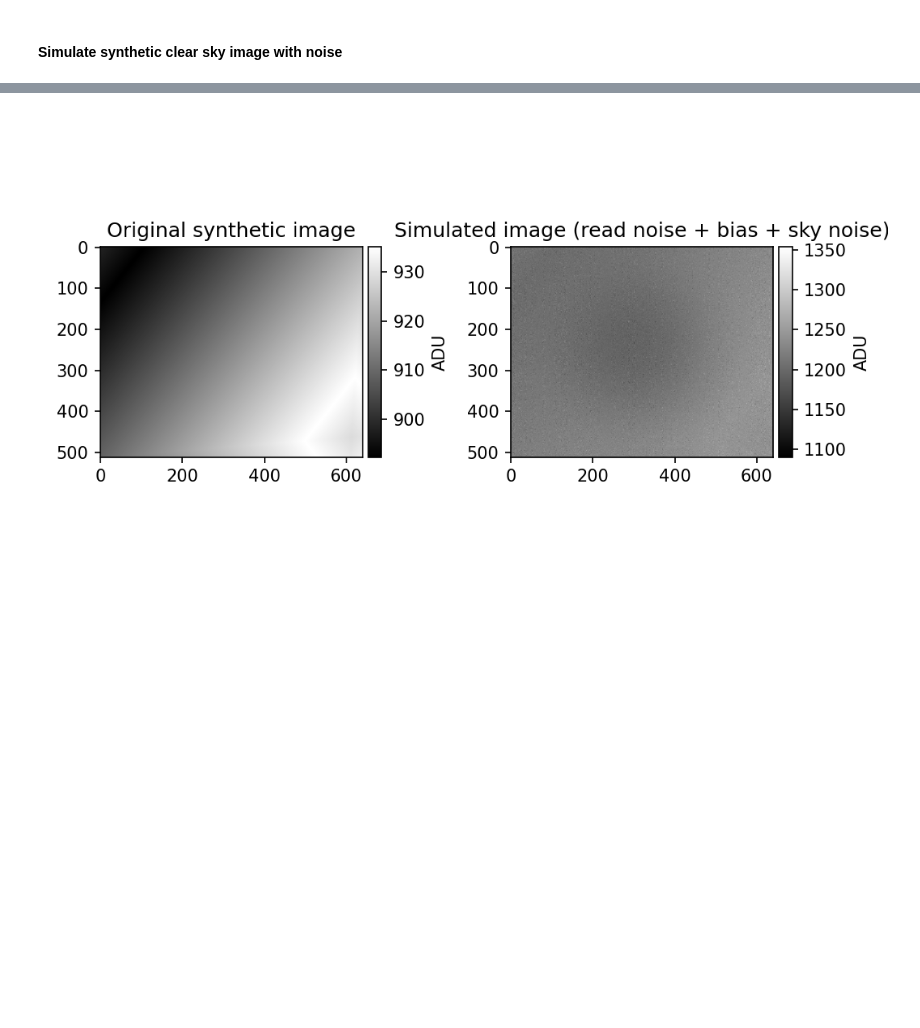
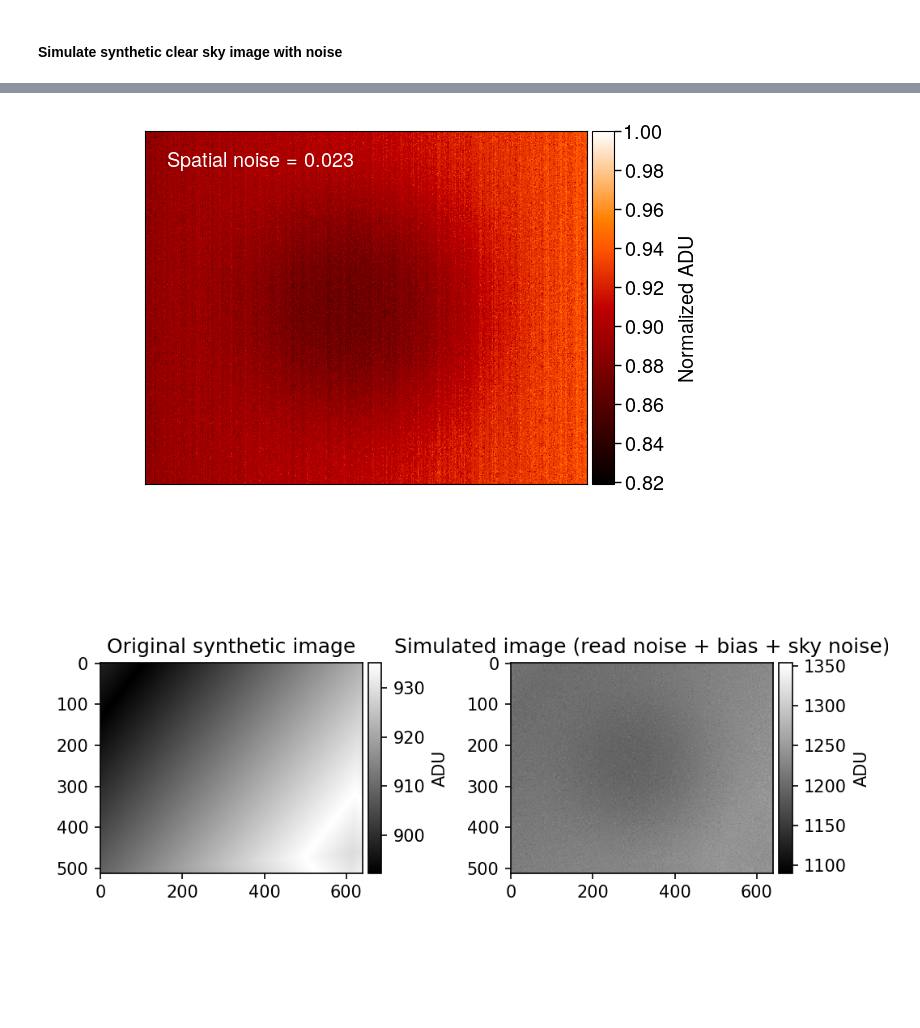
Before and after one commit to ASKabalan/-infrared-cloud-detection-, a Jupyter notebook: notebooks/simulate_clear_sky_images.ipynb, the cells around one changed output, grey strips where cells are left out. Drawn from its saved outputs; the diff is of its cells as text; code cells hidden in the pictures; blank space fills up the shorter version.

```diff
--- a/notebooks/simulate_clear_sky_images.ipynb
+++ b/notebooks/simulate_clear_sky_images.ipynb
@@ -97,3 +127,31 @@ plt.show()
+# %%
+# Plot for the real image
+fig1, ax1 = plt.subplots(figsize=(7, 4))
+im2 = ax1.imshow(noise_syn/np.max(noise_syn), cmap='gist_heat')
+divider = make_axes_locatable(ax1)
+cax = divider.append_axes('right', size='5%', pad=0.05)
+
+
+cbar1 = fig1.colorbar(im1, cax=cax, orientation='vertical')
+cbar1.locator = MaxNLocator(nbins=10)
+cbar1.update_ticks()
+cbar1.ax.set_ylabel('Normalized ADU', labelpad=10, fontsize='x-large')
+# Adjust colorbar ticks' font size
+cbar1.ax.tick_params(labelsize='x-large', length=5.0, width=1.0)
+
+ax1.text(0.05, 0.9, 'Spatial noise = {:.3f}'.format(np.std(noise_syn/np.max(noise_syn))), color='white', fontsize='x-large', transform=ax1.transAxes)
+
+# Hide x and y axis ticks and labels
+ax1.set_xticks([])
+ax1.set_yticks([])
+ax1.set_xticklabels([])
+ax1.set_yticklabels([])
+
+plt.tight_layout()
+plt.savefig(fname='../paper/figures/synthetic_clear_sky_image.pdf', bbox_inches='tight', dpi=600)
+plt.show()
+# %% [output]
+[figure, added]
 # %%
 plot_synthetic_noisy_images(syn=syn, noisy=noise_syn, cmap='gray')
 # %% [output]
```
Also changed, not shown: parts of 4 cells of this notebook, 2 other files.
